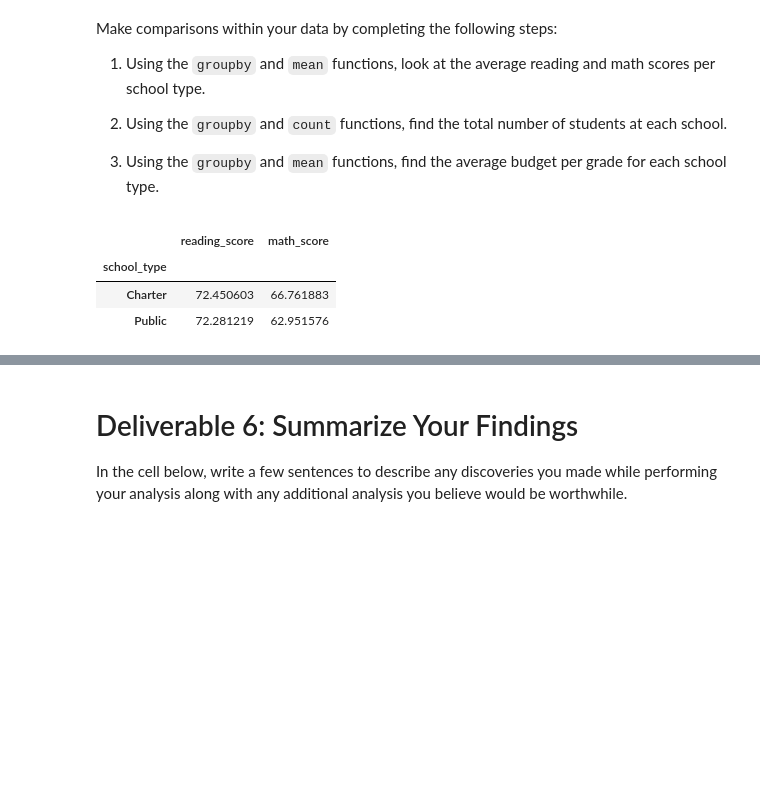
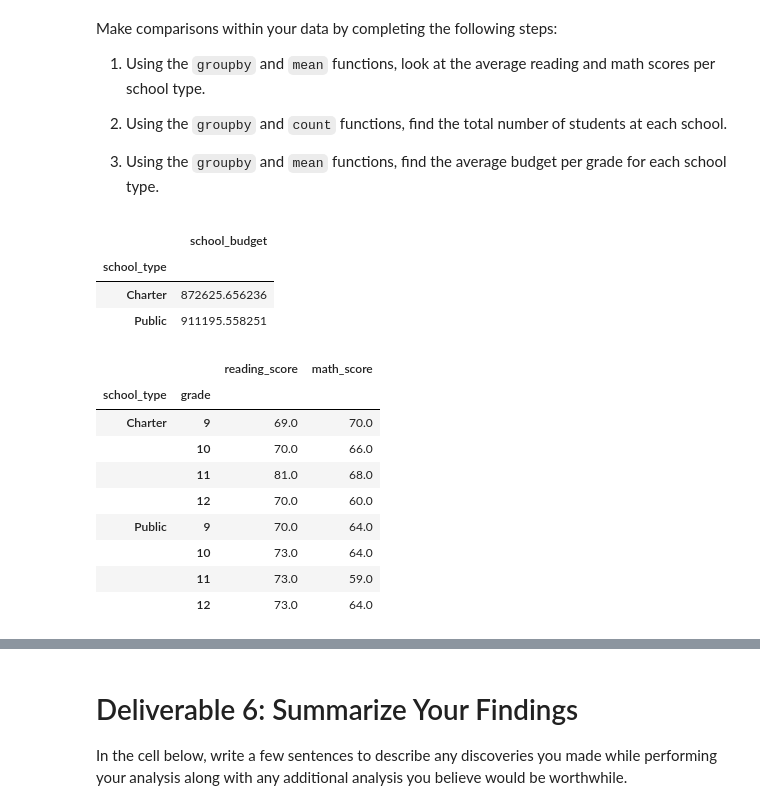
Before and after one commit to kevenewe/School_District_Analysis, a Jupyter notebook: Unsolved/Student_Data_Challenge_Starter_Code.ipynb, the cells around one changed output, grey strips where cells are left out. Saved outputs shown, nothing was run; the diff lists cells and outputs as text; code cells hidden in the pictures; blank space fills up the shorter version.

```diff
--- a/Unsolved/Student_Data_Challenge_Starter_Code.ipynb
+++ b/Unsolved/Student_Data_Challenge_Starter_Code.ipynb
@@ -275,15 +275,30 @@ Make comparisons within your data by completing the following steps:
 1. Using the `groupby` and `count` functions, find the total number of students at each school.
 
 2. Using the `groupby` and `mean` functions, find the average budget per grade for each school type.
+# %%
+#Dispale the average budget for each school type by using the groupby and mean functions
+mean_budget_school_type = student_df.groupby(by="school_type").mean()
+mean_budget_school_type.loc[:,['school_budget']]
+# %% [output]
+|  | school_budget |
+| school_type |  |
+| Charter | 872625.656236 |
+| Public | 911195.558251 |
 # %%
-# Use groupby and mean to find the average reading and math scores for each school type.
-mean_scores_by_school = student_df.groupby(by='school_type').mean()
-mean_scores_by_school.loc[:, ['reading_score', 'math_score']]
+# Use groupby and mean to find the average math scores for each school type.
+mean_scores_by_school = student_df.groupby(['school_type','grade', ]).mean().round()
+mean_scores_by_school.loc [:, ['reading_score','math_score']]
 # %% [output]
-|  | reading_score | math_score |
-| school_type |  |  |
-| Charter | 72.450603 | 66.761883 |
-| Public | 72.281219 | 62.951576 |
+|  |  | reading_score | math_score |
+| school_type | grade |  |  |
+| Charter | 9 | 69.0 | 70.0 |
+|  | 10 | 70.0 | 66.0 |
+|  | 11 | 81.0 | 68.0 |
+|  | 12 | 70.0 | 60.0 |
+| Public | 9 | 70.0 | 64.0 |
+|  | 10 | 73.0 | 64.0 |
+|  | 11 | 73.0 | 59.0 |
+|  | 12 | 73.0 | 64.0 |
 # %%
 # Use the `groupby`, `count`, and `sort_values` functions to find the
 # total number of students at each school and sort from most students to least students.
```
Also changed, not shown: parts of 3 cells of this notebook, 1 other file.
